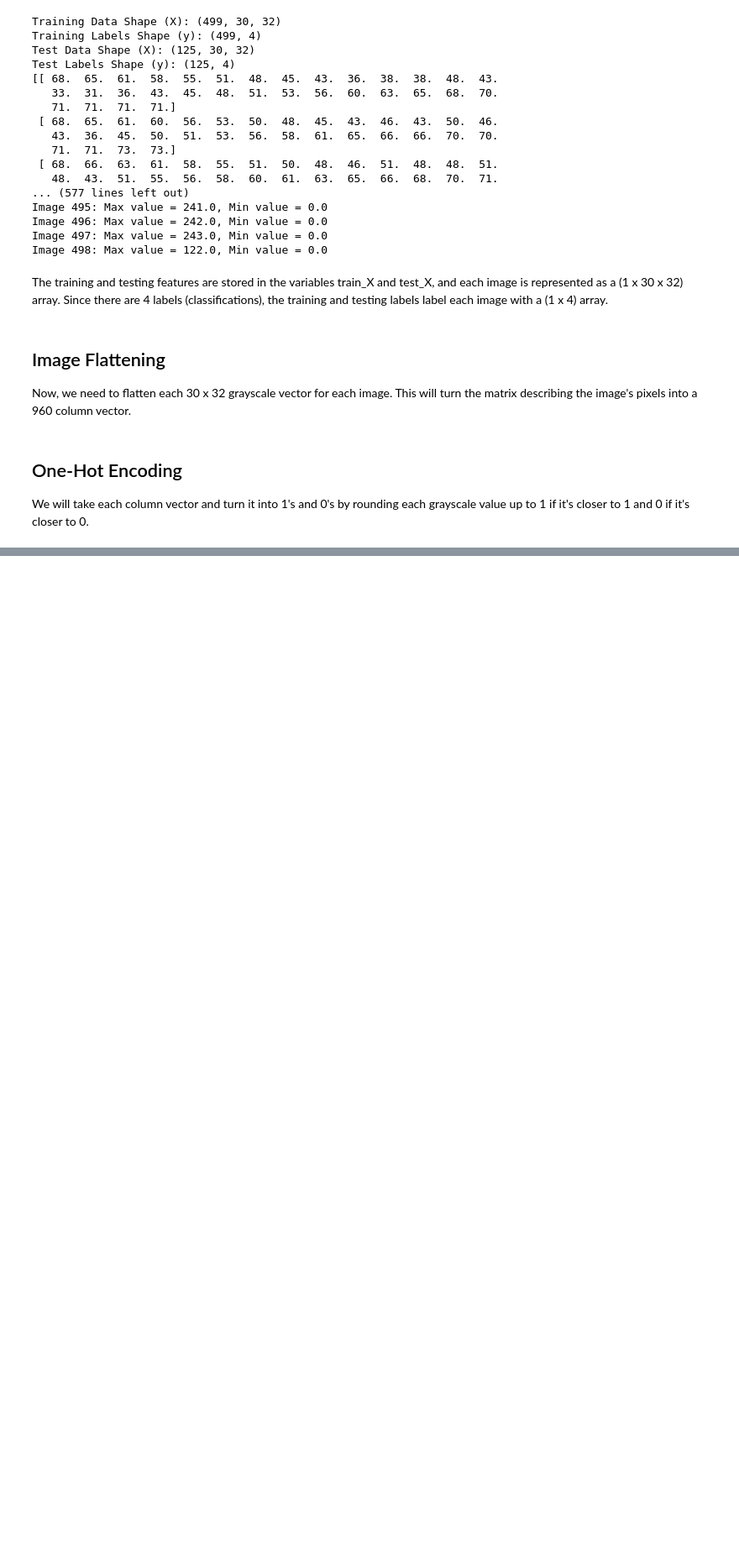
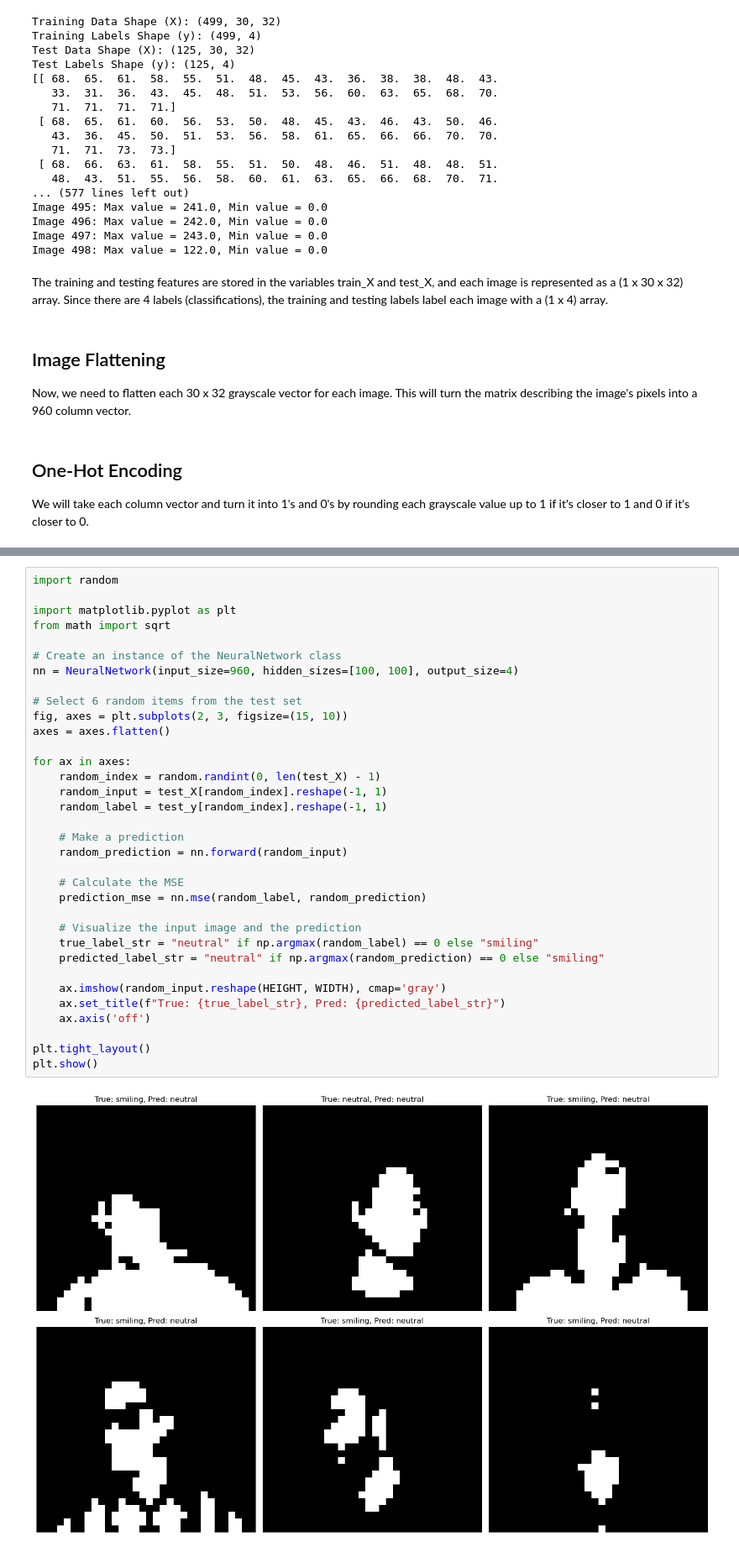
Before and after one commit to Becxster/INDE-577, a Jupyter notebook: Supervised Learning/Neural Networks/neural_networks.ipynb, the cells around one changed output, grey strips where cells are left out. Shown at 84% size. Saved outputs shown, nothing was run; the diff lists cells and outputs as text; blank space fills up the shorter version.

```diff
--- a/Supervised Learning/Neural Networks/neural_networks.ipynb
+++ b/Supervised Learning/Neural Networks/neural_networks.ipynb
@@ -284,0 +519,36 @@ ValueError: invalid literal for int() with base 10: 'steffi'
+# %%
+import random
+
+import matplotlib.pyplot as plt
+from math import sqrt
+
+# Create an instance of the NeuralNetwork class
+nn = NeuralNetwork(input_size=960, hidden_sizes=[100, 100], output_size=4)
+
+# Select 6 random items from the test set
+fig, axes = plt.subplots(2, 3, figsize=(15, 10))
+axes = axes.flatten()
+
+for ax in axes:
+    random_index = random.randint(0, len(test_X) - 1)
+    random_input = test_X[random_index].reshape(-1, 1)
+    random_label = test_y[random_index].reshape(-1, 1)
+
+    # Make a prediction
+    random_prediction = nn.forward(random_input)
+
+    # Calculate the MSE
+    prediction_mse = nn.mse(random_label, random_prediction)
+
+    # Visualize the input image and the prediction
+    true_label_str = "neutral" if np.argmax(random_label) == 0 else "smiling"
+    predicted_label_str = "neutral" if np.argmax(random_prediction) == 0 else "smiling"
+
+    ax.imshow(random_input.reshape(HEIGHT, WIDTH), cmap='gray')
+    ax.set_title(f"True: {true_label_str}, Pred: {predicted_label_str}")
+    ax.axis('off')
+
+plt.tight_layout()
+plt.show()
+# %% [output]
+[figure, added]
```
Also changed, not shown: parts of 17 cells of this notebook, 4 other files.
